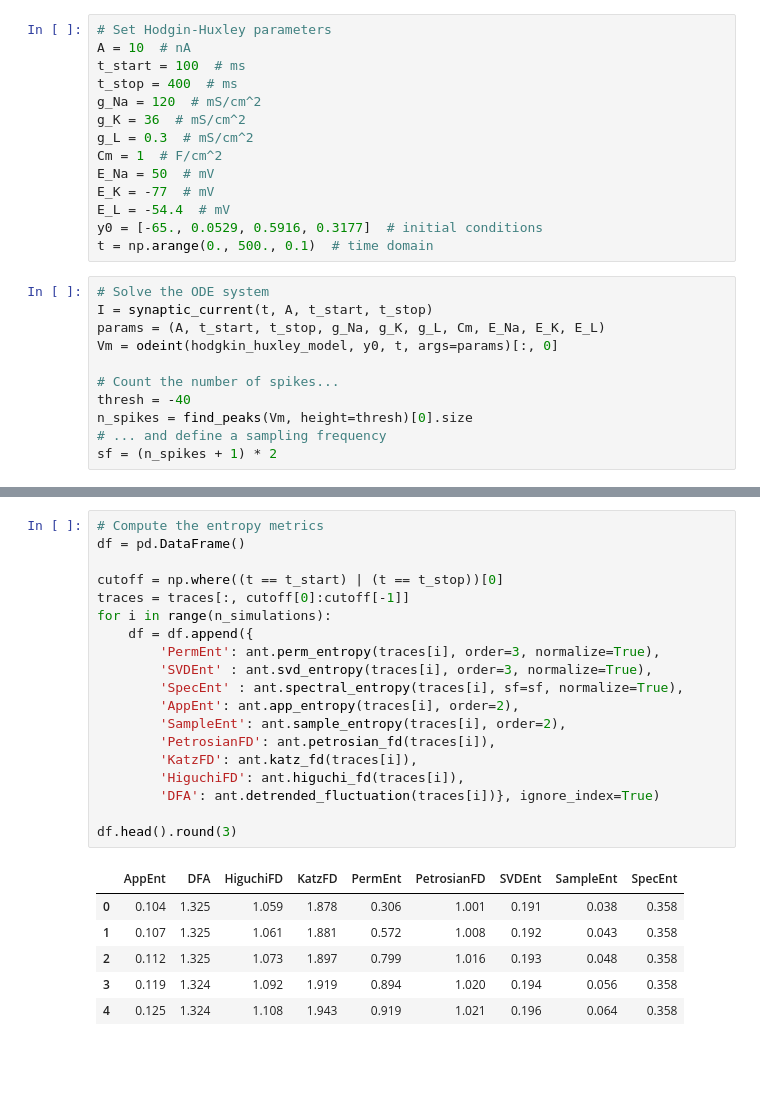
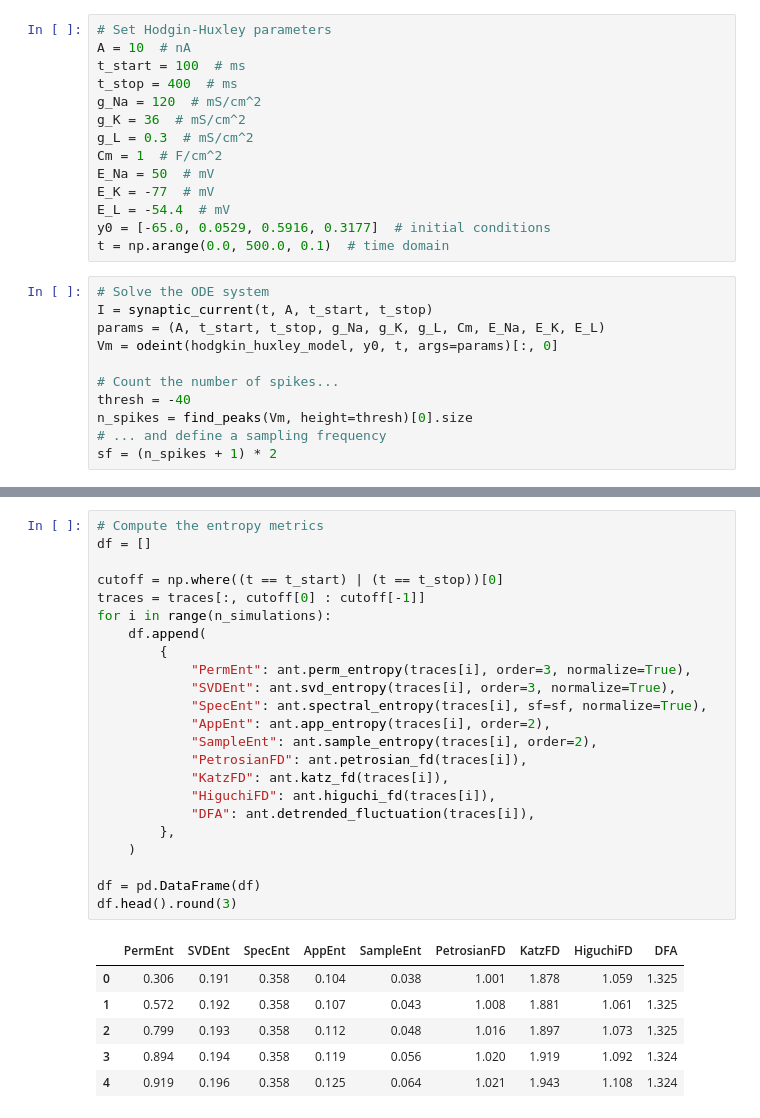
Before and after one commit to raphaelvallat/antropy, a Jupyter notebook: notebooks/complexity_corr_membrane_potential.ipynb, the cells around one changed output, grey strips where cells are left out. Saved outputs shown, nothing was run; the diff lists cells and outputs as text; blank space fills up the shorter version.

```diff
--- a/notebooks/complexity_corr_membrane_potential.ipynb
+++ b/notebooks/complexity_corr_membrane_potential.ipynb
@@ -98,8 +103,8 @@ Cm = 1  # F/cm^2
 E_Na = 50  # mV
 E_K = -77  # mV
 E_L = -54.4  # mV
-y0 = [-65., 0.0529, 0.5916, 0.3177]  # initial conditions
-t = np.arange(0., 500., 0.1)  # time domain
+y0 = [-65.0, 0.0529, 0.5916, 0.3177]  # initial conditions
+t = np.arange(0.0, 500.0, 0.1)  # time domain
 # %%
 # Solve the ODE system
 I = synaptic_current(t, A, t_start, t_stop)
@@ -135,29 +141,33 @@ ax[1].set_ylabel('$I$ [nA]');
 [figure]
 # %%
 # Compute the entropy metrics
-df = pd.DataFrame()
+df = []
 
 cutoff = np.where((t == t_start) | (t == t_stop))[0]
-traces = traces[:, cutoff[0]:cutoff[-1]]
+traces = traces[:, cutoff[0] : cutoff[-1]]
 for i in range(n_simulations):
-    df = df.append({
-        'PermEnt': ant.perm_entropy(traces[i], order=3, normalize=True),
-        'SVDEnt' : ant.svd_entropy(traces[i], order=3, normalize=True),
-        'SpecEnt' : ant.spectral_entropy(traces[i], sf=sf, normalize=True),
-        'AppEnt': ant.app_entropy(traces[i], order=2),
-        'SampleEnt': ant.sample_entropy(traces[i], order=2),
-        'PetrosianFD': ant.petrosian_fd(traces[i]),
-        'KatzFD': ant.katz_fd(traces[i]),
-        'HiguchiFD': ant.higuchi_fd(traces[i]),
-        'DFA': ant.detrended_fluctuation(traces[i])}, ignore_index=True)
+    df.append(
+        {
+            "PermEnt": ant.perm_entropy(traces[i], order=3, normalize=True),
+            "SVDEnt": ant.svd_entropy(traces[i], order=3, normalize=True),
+            "SpecEnt": ant.spectral_entropy(traces[i], sf=sf, normalize=True),
+            "AppEnt": ant.app_entropy(traces[i], order=2),
+            "SampleEnt": ant.sample_entropy(traces[i], order=2),
+            "PetrosianFD": ant.petrosian_fd(traces[i]),
+            "KatzFD": ant.katz_fd(traces[i]),
+            "HiguchiFD": ant.higuchi_fd(traces[i]),
+            "DFA": ant.detrended_fluctuation(traces[i]),
+        },
+    )
 
+df = pd.DataFrame(df)
 df.head().round(3)
 # %% [output]
-|  | AppEnt | DFA | HiguchiFD | KatzFD | PermEnt | PetrosianFD | SVDEnt | SampleEnt | SpecEnt |
-| 0 | 0.104 | 1.325 | 1.059 | 1.878 | 0.306 | 1.001 | 0.191 | 0.038 | 0.358 |
-| 1 | 0.107 | 1.325 | 1.061 | 1.881 | 0.572 | 1.008 | 0.192 | 0.043 | 0.358 |
-| 2 | 0.112 | 1.325 | 1.073 | 1.897 | 0.799 | 1.016 | 0.193 | 0.048 | 0.358 |
-| 3 | 0.119 | 1.324 | 1.092 | 1.919 | 0.894 | 1.020 | 0.194 | 0.056 | 0.358 |
-| 4 | 0.125 | 1.324 | 1.108 | 1.943 | 0.919 | 1.021 | 0.196 | 0.064 | 0.358 |
+|  | PermEnt | SVDEnt | SpecEnt | AppEnt | SampleEnt | PetrosianFD | KatzFD | HiguchiFD | DFA |
+| 0 | 0.306 | 0.191 | 0.358 | 0.104 | 0.038 | 1.001 | 1.878 | 1.059 | 1.325 |
+| 1 | 0.572 | 0.192 | 0.358 | 0.107 | 0.043 | 1.008 | 1.881 | 1.061 | 1.325 |
+| 2 | 0.799 | 0.193 | 0.358 | 0.112 | 0.048 | 1.016 | 1.897 | 1.073 | 1.325 |
+| 3 | 0.894 | 0.194 | 0.358 | 0.119 | 0.056 | 1.020 | 1.919 | 1.092 | 1.324 |
+| 4 | 0.919 | 0.196 | 0.358 | 0.125 | 0.064 | 1.021 | 1.943 | 1.108 | 1.324 |
 # %%
 # Describe
```
Also changed, not shown: parts of 6 cells of this notebook, 2 other files.
